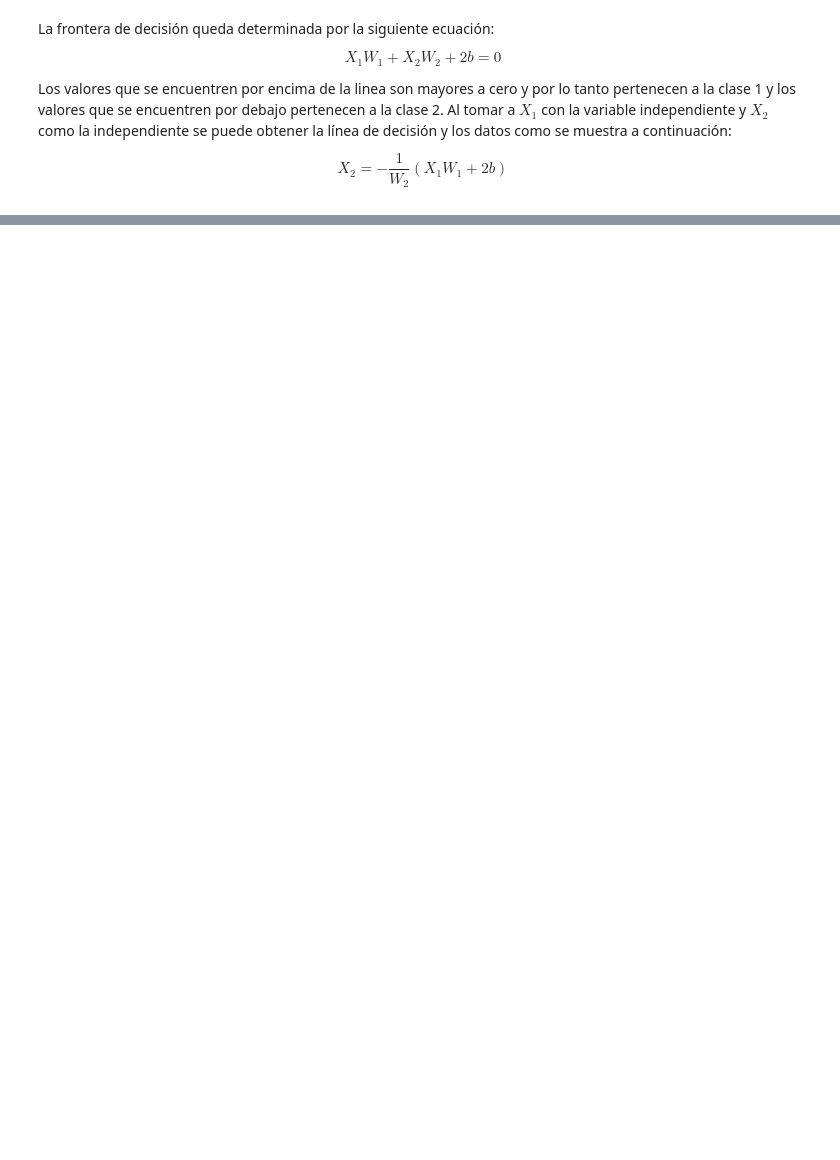
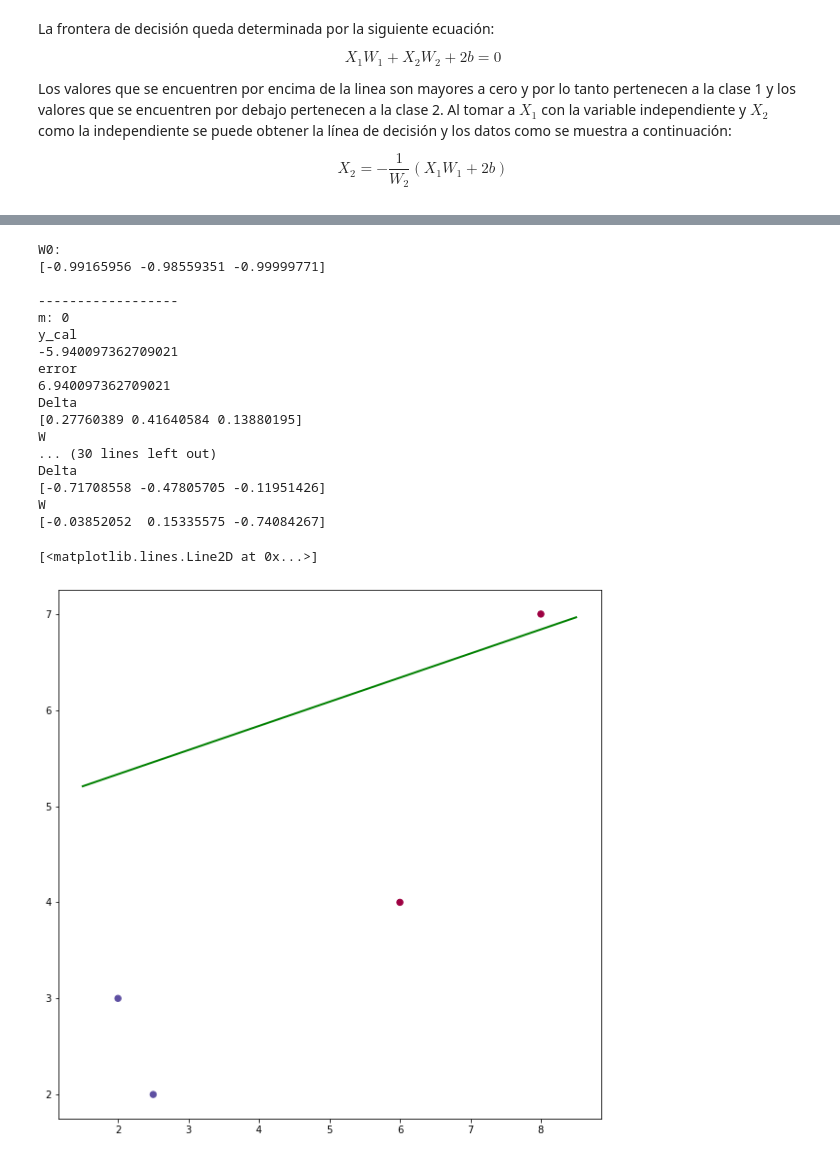
Before and after one commit to esteban11519/tecnicasDeInteligenciaArtificial, a Jupyter notebook: BCV_ELF_Taller7_ClasificacionConRNA/BCV_ELF_Taller7_ClasificacionConRNA.ipynb, the cells around one changed output, grey strips where cells are left out. Cells and saved outputs as stored; diff of their text form; code cells hidden in the pictures; blank space fills up the shorter version.

```diff
--- a/BCV_ELF_Taller7_ClasificacionConRNA/BCV_ELF_Taller7_ClasificacionConRNA.ipynb
+++ b/BCV_ELF_Taller7_ClasificacionConRNA/BCV_ELF_Taller7_ClasificacionConRNA.ipynb
@@ -358,0 +346,63 @@ plt.plot([x_min, x_max], [y_min, y_max], c='g', lw=2)
+# %%
+# seed random numbers to make calculation
+# deterministic (just a good practice)
+np.random.seed(1)
+
+#==========================
+# PASO 1
+W = 0.02*np.random.random((X.shape[1])) - 1
+print ("\nW0:"); print (W)
+
+#a: VALOR CRITICO
+a = 0.02
+#=========================
+#PASO 2
+
+for m in range(X.shape[0]):
+    print ("\n------------------\nm: %d" %m)
+    y_cal = np.dot(X[m],W)
+    print ("y_cal"); print (y_cal)
+
+#=========================
+#PASO 3
+
+    error = y[m] - y_cal
+    print ("error");     print (error)
+    Delta = a*error*X[m]
+    print ("Delta");     print (Delta)
+
+#=========================
+#PASO 4
+
+    # update weights
+    W = W + Delta
+    print ("W");     print (W)
+
+#===========================================
+#===========================================
+
+y_min = (-W[0]*x_min - W[2])/W[1]
+y_max = (-W[0]*x_max - W[2])/W[1]
+
+plt.scatter(X[:,0], X[:,1], s=40, c=y, cmap=plt.cm.Spectral)
+plt.plot([x_min, x_max], [y_min, y_max], c='g', lw=2)
+# %% [output]
+W0:
+[-0.99165956 -0.98559351 -0.99999771]
+
+------------------
+m: 0
+y_cal
+-5.940097362709021
+error
+6.940097362709021
+Delta
+[0.27760389 0.41640584 0.13880195]
+W
+... (30 lines left out)
+Delta
+[-0.71708558 -0.47805705 -0.11951426]
+W
+[-0.03852052  0.15335575 -0.74084267]
+[<matplotlib.lines.Line2D at 0x...>]
+[figure, added]
```
Also changed, not shown: parts of 4 cells of this notebook, 1 other file.
